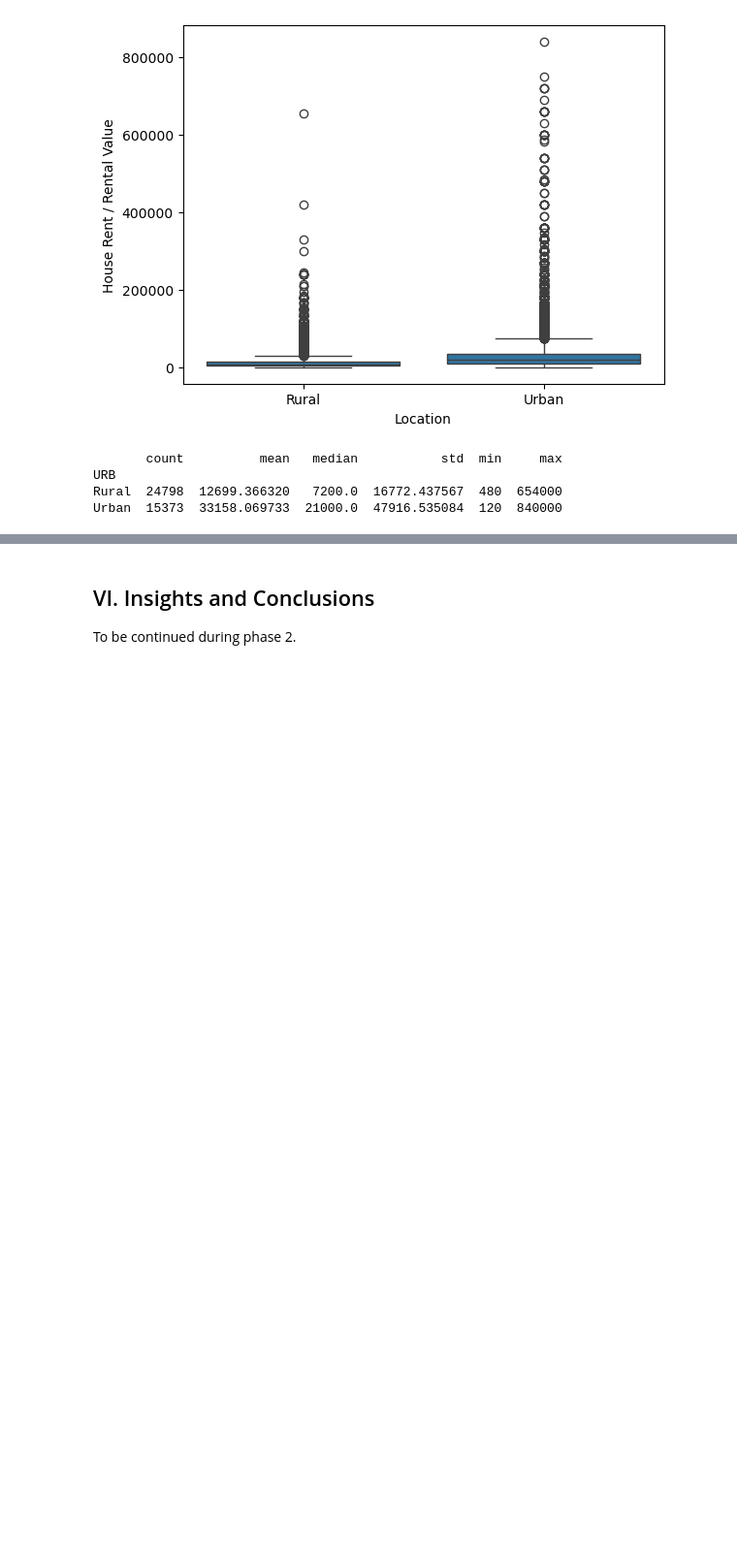
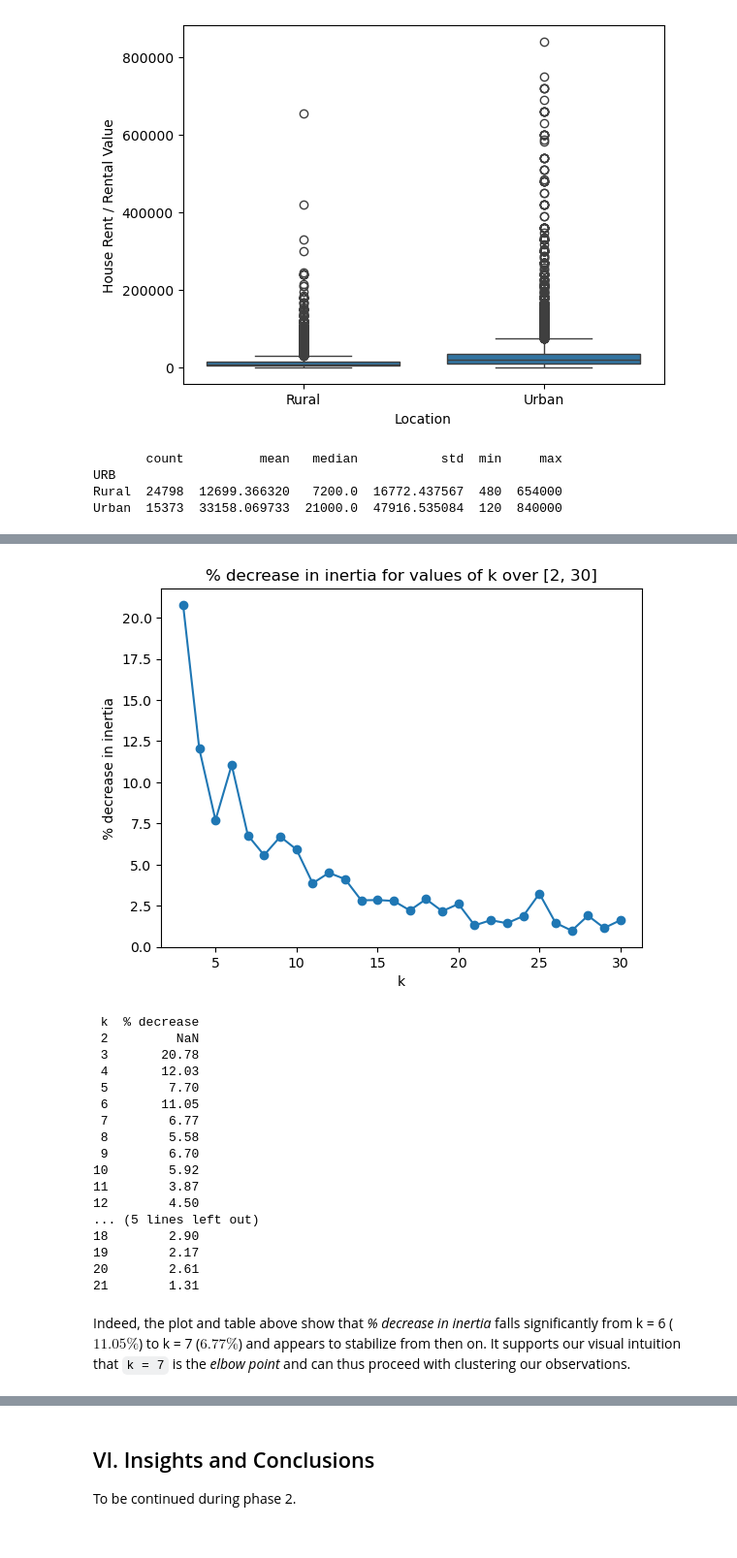
Before and after one commit to qu1r0ra/psa-dataset-analysis, a Jupyter notebook: fie-analysis.ipynb, the cells around one changed output, grey strips where cells are left out. Shown at 97% size. Drawn from its saved outputs; the diff is of its cells as text; code cells hidden in the pictures; blank space fills up the shorter version.

```diff
--- a/fie-analysis.ipynb
+++ b/fie-analysis.ipynb
@@ -1492,0 +1554,29 @@ To be continued during phase 2.
+# %%
+plt.plot(inertia_df['k'], inertia_df['% decrease'], marker='o')
+plt.title(f'% decrease in inertia for values of k over [2, {MAX_K}]')
+plt.xlabel('k')
+plt.ylabel('% decrease in inertia')
+plt.show()
+
+print(inertia_df[['k', '% decrease']].head(20).round(2).to_string(index=False))
+# %% [output]
+[figure, added]
+ k  % decrease
+ 2         NaN
+ 3       20.78
+ 4       12.03
+ 5        7.70
+ 6       11.05
+ 7        6.77
+ 8        5.58
+ 9        6.70
+10        5.92
+11        3.87
+12        4.50
+... (5 lines left out)
+18        2.90
+19        2.17
+20        2.61
+21        1.31
+# %% [markdown]
+Indeed, the plot and table above show that *% decrease in inertia* falls significantly from k = 6 ($11.05 \%$) to k = 7 ($6.77 \%$) and appears to stabilize from then on. It supports our visual intuition that `k = 7` is the *elbow point* and can thus proceed with clustering our observations.
```
Also changed, not shown: parts of 21 cells of this notebook.
